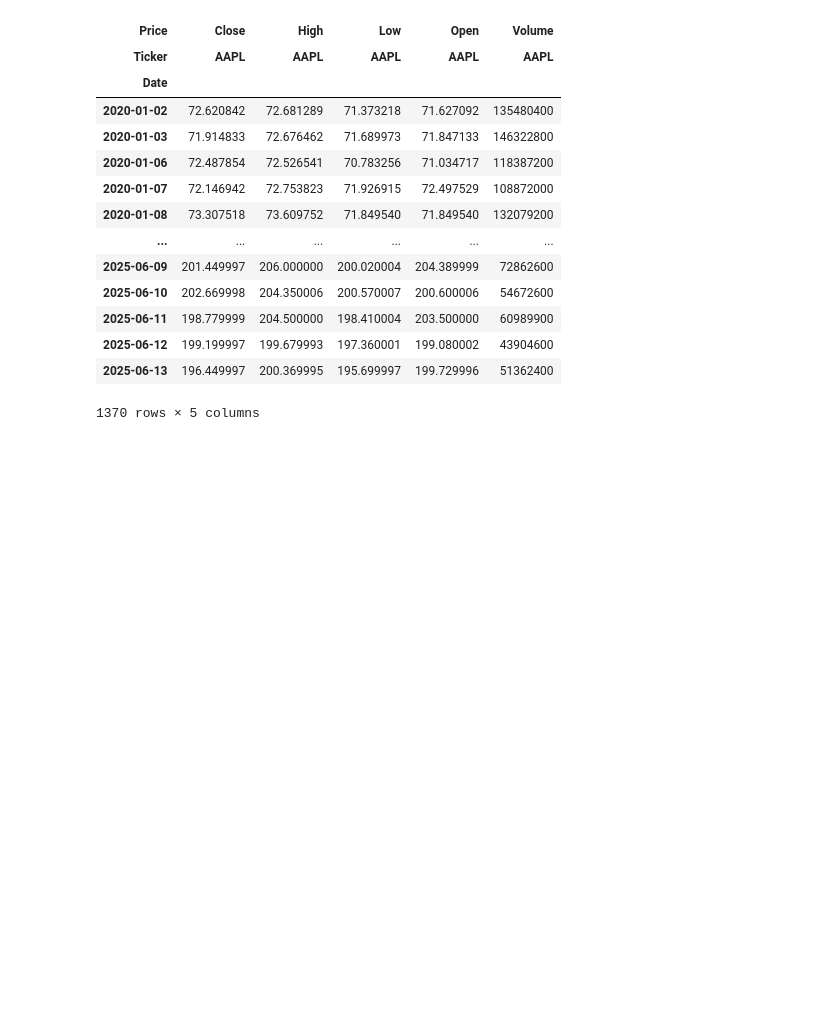
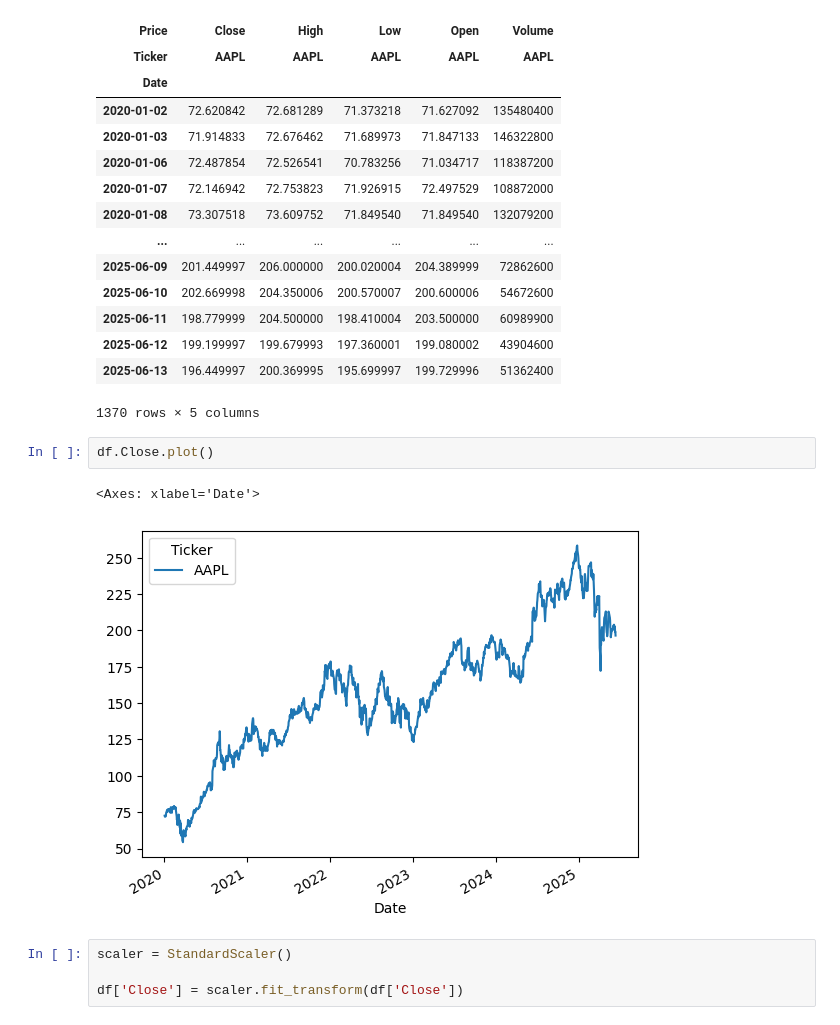
Before and after one commit to Himanshukumar56/Stock-Price-Prediction-Model, a Jupyter notebook: main.ipynb, the cells around one changed output. Drawn from its saved outputs; the diff is of its cells as text; blank space fills up the shorter version.

```diff
--- a/main.ipynb
+++ b/main.ipynb
@@ -40,3 +40,12 @@ df
 | 2025-06-12 | 199.199997 | 199.679993 | 197.360001 | 199.080002 | 43904600 |
 | 2025-06-13 | 196.449997 | 200.369995 | 195.699997 | 199.729996 | 51362400 |
 1370 rows × 5 columns
+# %%
+df.Close.plot()
+# %% [output]
+<Axes: xlabel='Date'>
+[figure, added]
+# %%
+scaler = StandardScaler()
+
+df['Close'] = scaler.fit_transform(df['Close'])
```
Also changed, not shown: parts of 2 cells of this notebook.
